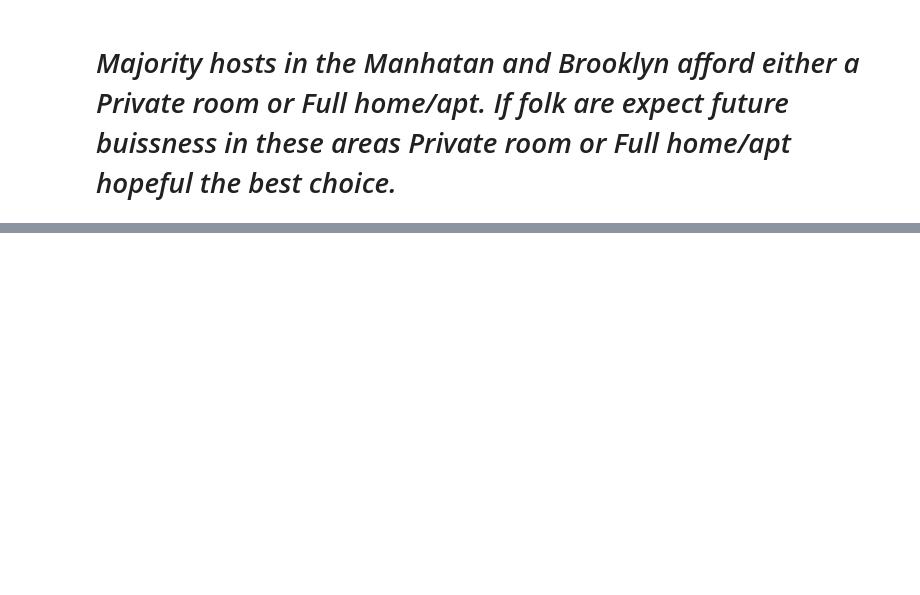
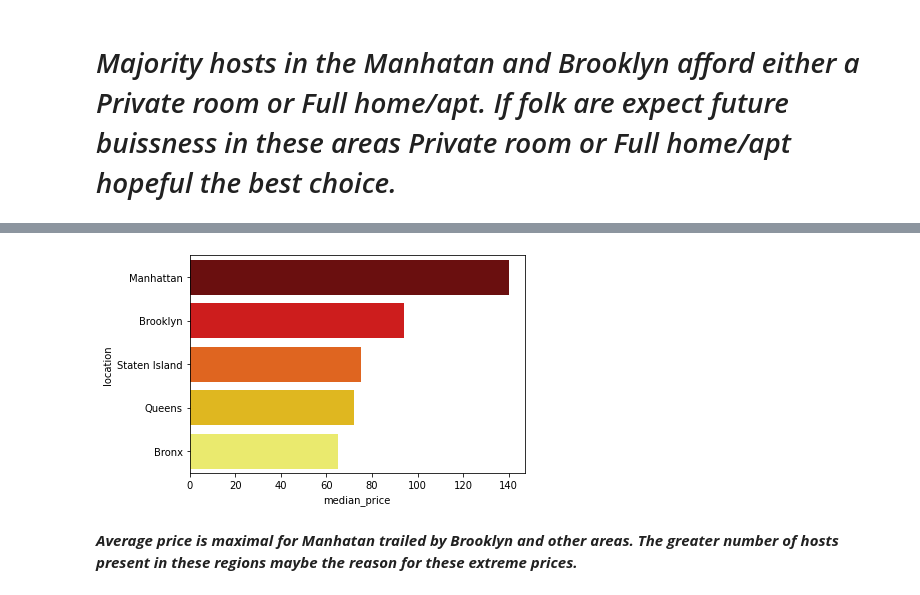
Before and after one commit to amansinghal2/Airbnb-Booking-Analysis, a Jupyter notebook: Airbnb_Bookings_Analysis_Aman_Singhal_Capstone_Project.ipynb, the cells around one changed output, grey strips where cells are left out. Saved outputs shown, nothing was run; the diff lists cells and outputs as text; code cells hidden in the pictures; blank space fills up the shorter version.

```diff
--- a/Airbnb_Bookings_Analysis_Aman_Singhal_Capstone_Project.ipynb
+++ b/Airbnb_Bookings_Analysis_Aman_Singhal_Capstone_Project.ipynb
@@ -403,0 +406,8 @@ room_type_and_areas = sns.catplot(data=airbnb_dataset,x='neighbourhood_group',ki
+# %%
+# Lets detect the median price necessary to be a guest of different neighbourhood_groups.
+# We will have to use median to get the estimate as mean would create biasness due to the skewed distribution for the price data.
+
+median_price_by_locations = airbnb_dataset_copy.groupby('neighbourhood_group', as_index=False)['price'].median().sort_values(['price'],
+                                  ascending=False).rename(columns={'neighbourhood_group': 'location', 'price': 'median_price' })
+
+median_price_by_locations
@@ -403,0 +421,9 @@ room_type_and_areas = sns.catplot(data=airbnb_dataset,x='neighbourhood_group',ki
+# %%
+# Lets visualize the above data.
+sns.barplot(data=median_price_by_locations, y='location', x='median_price', palette='hot')
+plt.show()
+# %% [output]
+[figure, added]
+# %% [markdown]
+
+***Average price is maximal for Manhatan trailed by Brooklyn and other areas.*** ***The greater number of hosts present in these regions maybe the reason for these extreme prices.***
```
Also changed, not shown: parts of 7 cells of this notebook.
